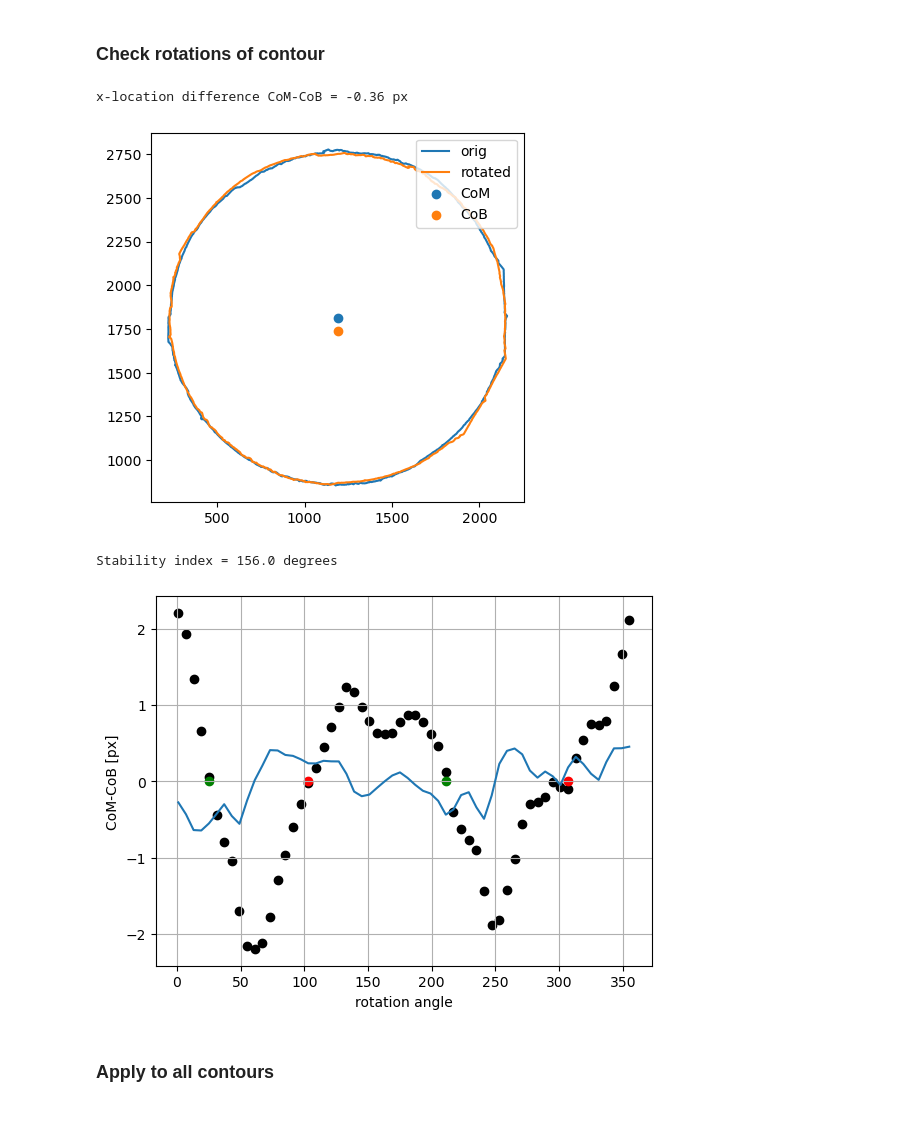
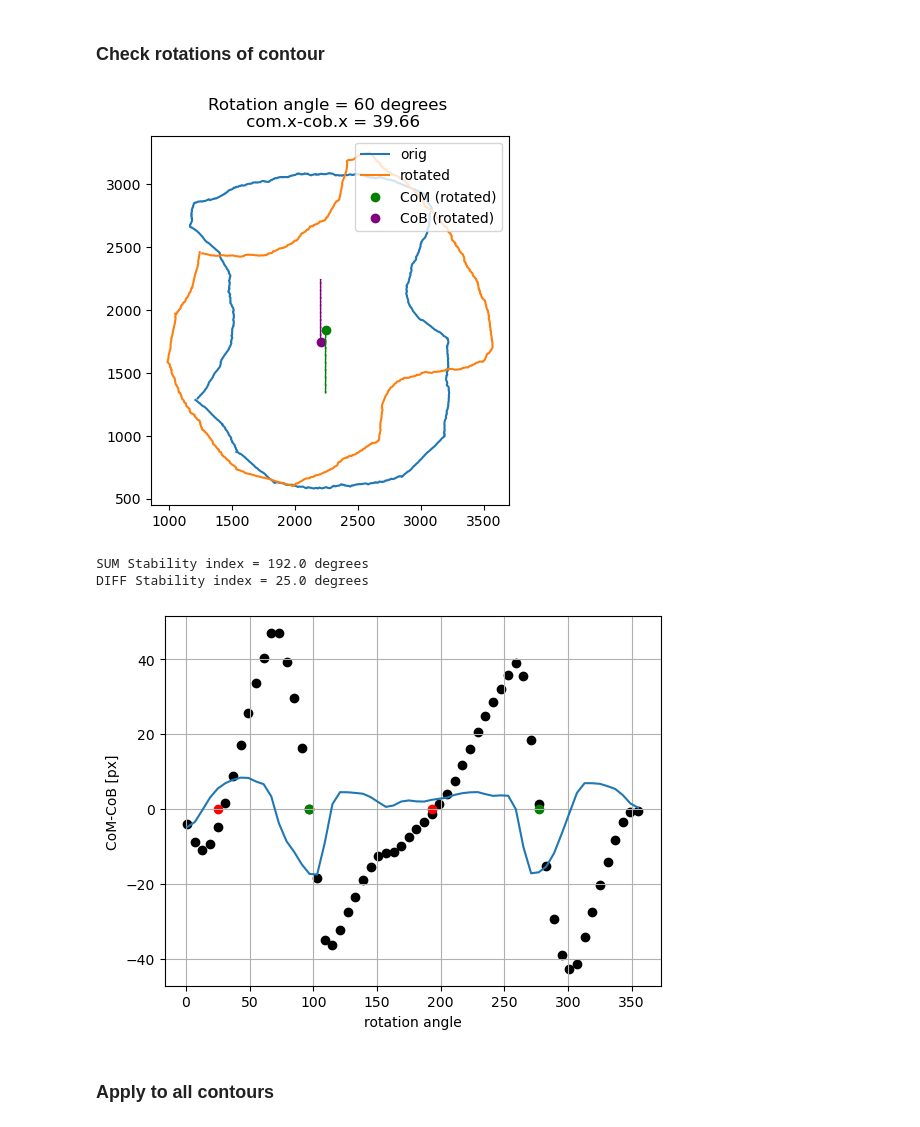
Before and after one commit to ebellincioni/floatingIce, a Jupyter notebook: 23-09-13_floating_dataAnalysis.ipynb, the cells around one changed output. Drawn from its saved outputs; the diff is of its cells as text; code cells hidden in the pictures.

Commit message:
Added another stability index method

```diff
--- a/23-09-13_floating_dataAnalysis.ipynb
+++ b/23-09-13_floating_dataAnalysis.ipynb
@@ -267,7 +289,9 @@ for cylinder in cylinders:
     for it,contourPATH in enumerate(contoursPATH[::]):
         contour = np.genfromtxt(contourPATH,dtype='float',delimiter=',')
         if contour.shape[1]!=2: contour = contour.T
-        contour[:,1 ] = -contour[:,1] + 4000 # straighten y direction
+        if it==0: # straighten y direction
+            shift = (max(contour[:,1])-min(contour[:,1]))*4/3
+        contour[:,1 ] = -contour[:,1] + shift
         xcenter = np.mean(contour,axis=0)[0]
 
         ax.flatten()[it].plot(contour[:,0]-xcenter,contour[:,1])
@@ -293,7 +321,8 @@ plt.show()
 # %%
 plt.figure()
 contour = np.genfromtxt(contoursPATH[1],dtype='float',delimiter=',').T
-contour[:,1 ] = -contour[:,1] + 3000 # straighten y direction
+shift = (max(contour[:,1])-min(contour[:,1]))*4/3
+contour[:,1 ] = -contour[:,1] + shift
 
 plt.plot(contour[:,0],contour[:,1],label='orig')
 
@@ -312,7 +341,7 @@ NameError: name 'PolyArea' is not defined
 # %% [markdown]
 ### Apply to all contours
 # %%
-directory = '/Users/edoardo/Library/CloudStorage/OneDrive-UniversityofTwente/floating/2023-09-14/'
+directory = '/Users/edoardo/Library/CloudStorage/OneDrive-UniversityofTwente/floating/2023-09-26/'
 cylinders = ['1st']
 
 plt.figure()
@@ -325,10 +354,12 @@ for cylinder in cylinders:
     contoursPATH = np.sort(contoursPATH)
 
     radii = []
-    for contourPATH in contoursPATH[::5]:
-        contour = np.genfromtxt(contourPATH,dtype='float',delimiter=',').T
-
-        contour[:,1 ] = -contour[:,1] + 3000 # straighten y direction
+    for it,contourPATH in enumerate(contoursPATH[::]):
+        contour = np.genfromtxt(contourPATH,dtype='float',delimiter=',')
+        if contour.shape[1]!=2: contour = contour.T
+        if it==0: # straighten y direction
+            shift = (max(contour[:,1])-min(contour[:,1]))*4/3
+        contour[:,1 ] = -contour[:,1] + shift
         # plt.plot(contour[:,0],contour[:,1])
         xcenter = np.mean(contour,axis=0)[0]
         # plt.scatter(np.mean(contour,axis=0)[0],np.mean(contour,axis=0)[1])
@@ -371,75 +404,68 @@ x-location difference CoM-CoB = 2.20 px
 # %% [markdown]
 ### Check rotations of contour
 # %%
-def rotate(point, origin, degrees):
-    radians = np.deg2rad(degrees)
-    x,y = point[:,0],point[:,1]
-    offset_x, offset_y = origin
-    adjusted_x = (x - offset_x)
-    adjusted_y = (y - offset_y)
-    cos_rad = np.cos(radians)
-    sin_rad = np.sin(radians)
-    qx = offset_x + cos_rad * adjusted_x + sin_rad * adjusted_y
-    qy = offset_y + -sin_rad * adjusted_x + cos_rad * adjusted_y
-    return np.vstack((qx, qy)).T
+plt.figure()
+contour = np.genfromtxt(contoursPATH[15],dtype='float',delimiter=',')
+if contour.shape[1]!=2: contour = contour.T
+shift = (max(contour[:,1])-min(contour[:,1]))*4/3
+contour[:,1 ] = -contour[:,1] + shift
 
-plt.figure()
-contour = np.genfromtxt(contoursPATH[1],dtype='float',delimiter=',').T
-contour[:,1 ] = -contour[:,1] + 3000 # straighten y direction
-
-com,_ = hydrostasy(contour)
-rotatedCont = rotate(contour,[com.x,com.y],30)
+rotAngle = 60
+com,_ = hydrostasy(contour,densityRatio=917/1005)
+rotatedCont = rotate(contour,[com.x,com.y],rotAngle)
 plt.plot(contour[:,0],contour[:,1],label='orig')
 plt.plot(rotatedCont[:,0],rotatedCont[:,1],label='rotated')
 del com
 
-com,cob = hydrostasy(rotatedCont)
-plt.scatter(com.x,com.y,label='CoM')
-plt.scatter(cob.x,cob.y,label='CoB')
-print(f'x-location difference CoM-CoB = {com.x-cob.x:.2f} px')
+com,cob = hydrostasy(rotatedCont,densityRatio=917/1005)
+plt.title(f'Rotation angle = {rotAngle} degrees \n com.x-cob.x = {com.x-cob.x:.2f}')
+plt.scatter(com.x,com.y,label='CoM (rotated)',c='green')
+plt.scatter(cob.x,cob.y,label='CoB (rotated)',c='purple')
+plt.arrow(com.x,com.y,0,-500,color='green',linestyle='--',width=1)
+plt.arrow(cob.x,cob.y,0,500,color='purple',linestyle='--',width=0.1)
 
 plt.legend(loc='upper right')
 plt.gca().set_aspect('equal')
 plt.show()
 
 plt.figure()
 angleStep = 6
 stability = np.zeros((int(360/angleStep),2))
 
 for i,angle in enumerate(np.arange(1,360,angleStep)):
-    contour = np.genfromtxt(contoursPATH[1],dtype='float',delimiter=',').T
-    contour[:,1 ] = -contour[:,1] + 3000 # straighten y direction
-
-    com,_ = hydrostasy(contour)
+    com,_ = hydrostasy(contour,densityRatio=917/1005)
     rotatedCont = rotate(contour,[com.x,com.y],angle)
     del com
-    com,cob = hydrostasy(rotatedCont)
+    com,cob = hydrostasy(rotatedCont,densityRatio=917/1005)
     stability[i] = angle, com.x-cob.x
 
 plt.scatter(stability[:,0],stability[:,1],c='k')
 zero_crossings = np.where(np.diff(np.sign(stability[:,1])))[0]
 index_zc = stability[zero_crossings,0]
 # plt.scatter(index_zc,np.zeros_like(index_zc),c='red')
 plt.plot(stability[:,0],np.gradient(stability[:,1]))
 unstablePointsAngles = []
 for i in zero_crossings:
     if np.gradient(stability[:,1])[i]<0:
         plt.scatter(stability[i,0],0,c='green')
     else:
         plt.scatter(stability[i,0],0,c='red')
         unstablePointsAngles.append(stability[i,0])
 
-print(f'Stability index = {360-unstablePointsAngles[-1]+unstablePointsAngles[0]} degrees')
+# SUM is how distant are the two closest unstable equilibria
+print(f'SUM Stability index = {360-unstablePointsAngles[-1]+unstablePointsAngles[0]} degrees')
+# DIFF is how distant is the closest unstable equilibrium
+print(f'DIFF Stability index = {min(360-unstablePointsAngles[-1],+unstablePointsAngles[0])} degrees')
 
 plt.ylabel('CoM-CoB [px]')
 plt.xlabel('rotation angle')
 plt.grid()
 plt.show()
 # %% [output]
+[figure, new version]
-x-location difference CoM-CoB = -0.36 px
+SUM Stability index = 192.0 degrees
+DIFF Stability index = 25.0 degrees
-[figure, old version]
-Stability index = 156.0 degrees
-[figure, old version]
+[figure, new version]
 # %% [markdown]
 ### Apply to all contours
 # %%
```
Also changed, not shown: parts of 8 cells of this notebook, 1 other file.
